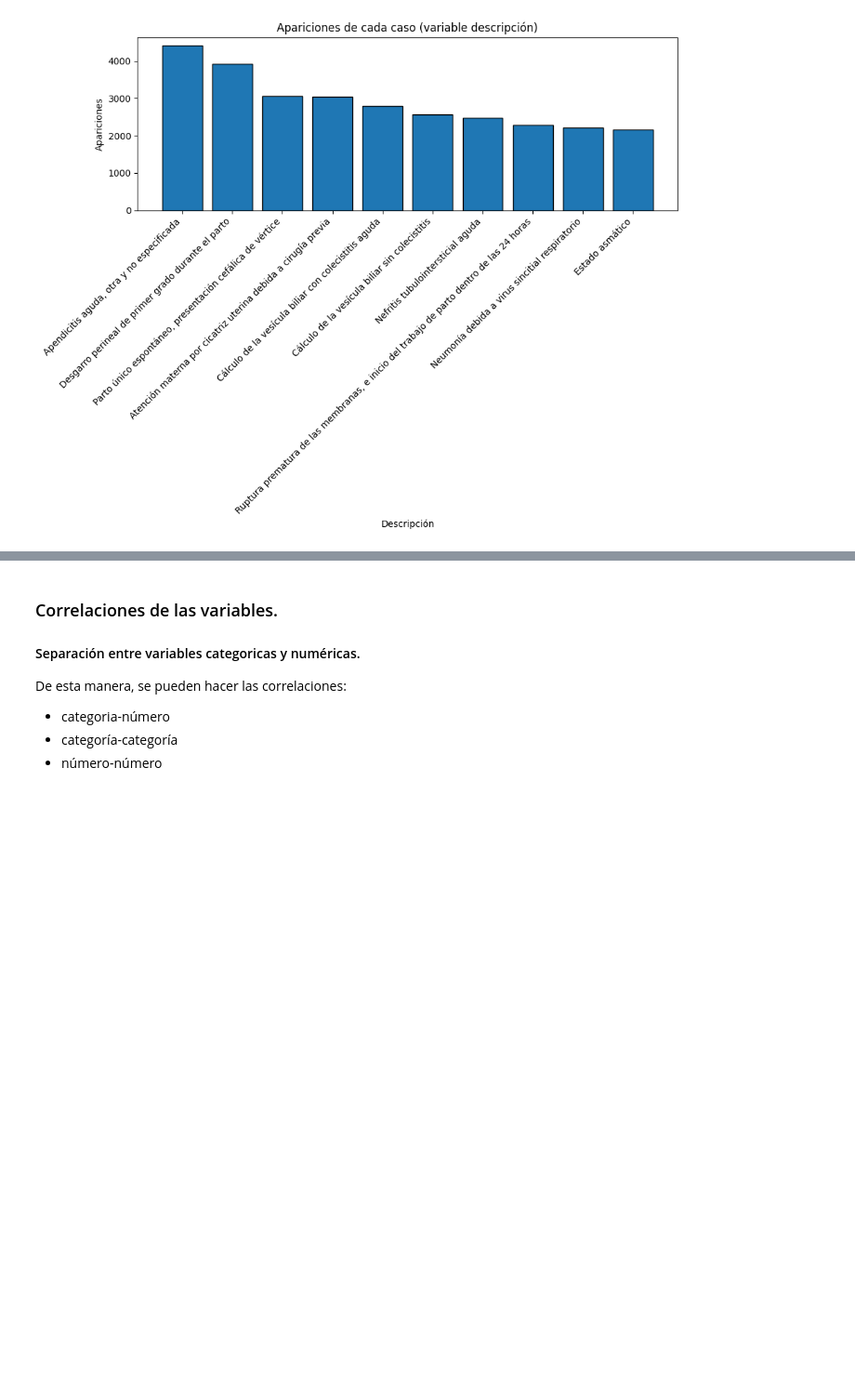
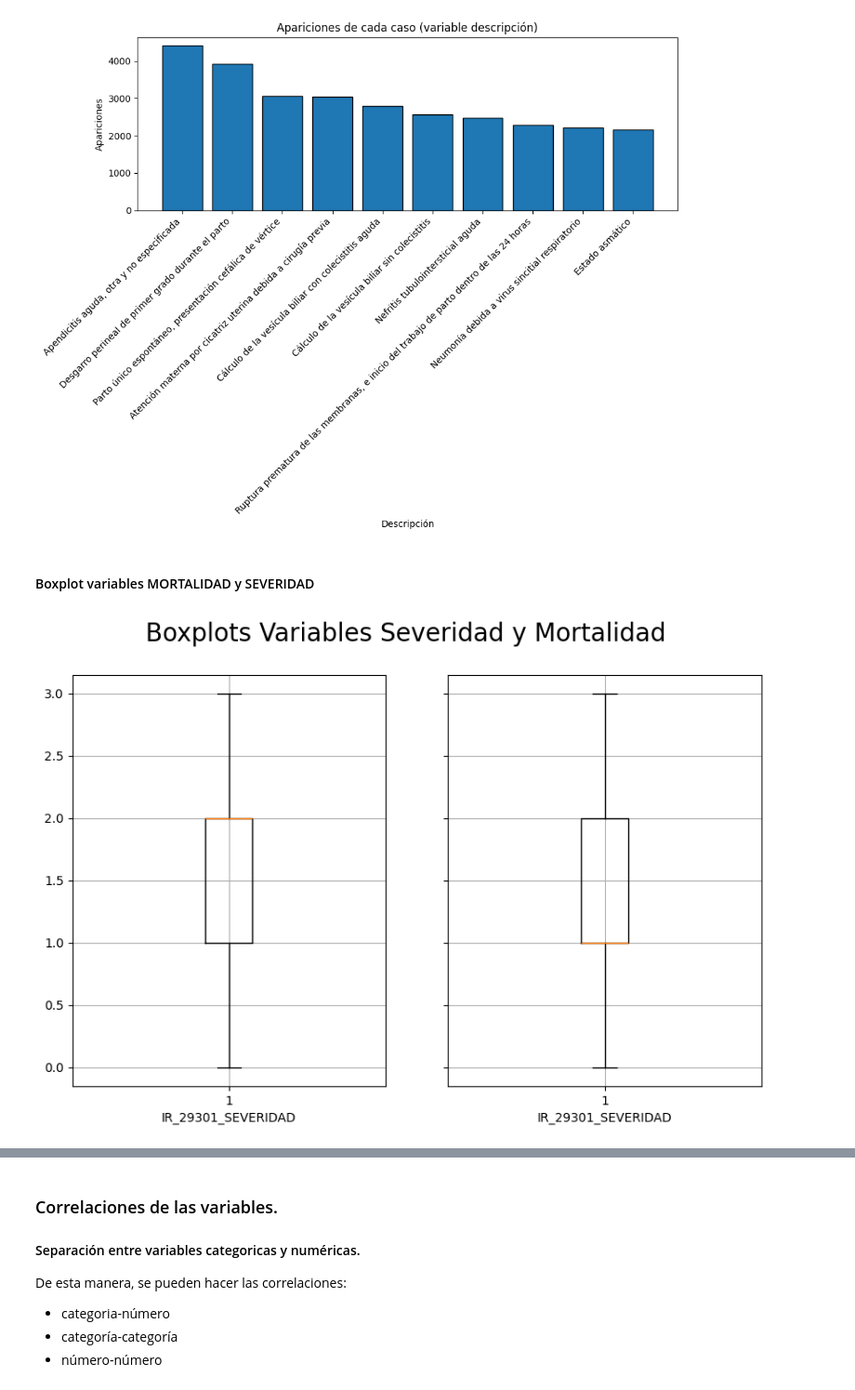
Before and after one commit to VichoRamirez/TOPD, a Jupyter notebook: Control2.ipynb, the cells around one changed output, grey strips where cells are left out. Shown: that part at 93% size. Saved outputs shown, nothing was run; the diff lists cells and outputs as text; code cells hidden in the pictures; blank space fills up the shorter version.

```diff
--- a/Control2.ipynb
+++ b/Control2.ipynb
@@ -582,3 +622,21 @@ plt.show()
 | Neumonía debida a virus sincitial... | 2217 |
 | Estado asmático | 2157 |
 [figure]
+# %% [markdown]
+#### Boxplot variables MORTALIDAD y SEVERIDAD
+# %%
+fig, (ax1, ax2) = plt.subplots(1, 2, sharey=True)
+fig.set_size_inches(10, 6)
+fig.suptitle("Boxplots Variables Severidad y Mortalidad", fontsize=20)
+
+ax1.boxplot(data = df, x='IR_29301_SEVERIDAD')
+ax1.set(xlabel = "IR_29301_SEVERIDAD")
+ax1.grid()
+
+ax2.boxplot(data = df, x='IR_29301_MORTALIDAD')
+ax2.set(xlabel = "IR_29301_SEVERIDAD")
+ax2.grid()
+
+plt.show()
+# %% [output]
+[figure, added]
```
Also changed, not shown: parts of 38 cells of this notebook, 1 other file.
